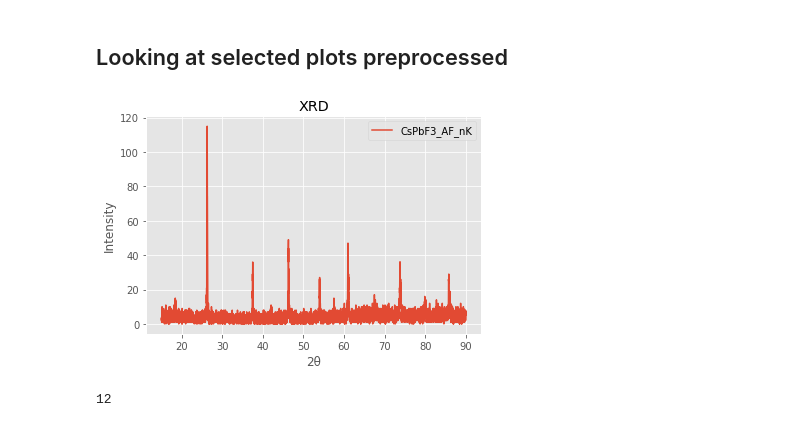
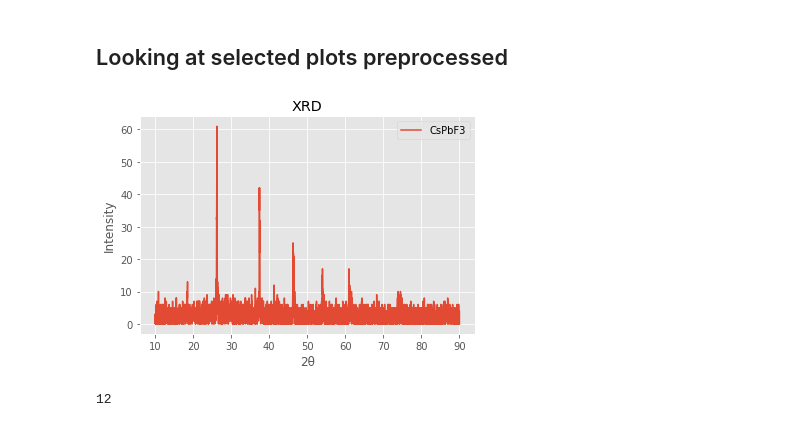
Before and after one commit to fenning-research-group/Python-Utilities, a Jupyter notebook: FrgTools/Example Notebooks/Smartlab XRD Processing/XRD_Plotter.ipynb, the cells around one changed output. Cells and saved outputs as stored; diff of their text form; code cells hidden in the pictures.

```diff
--- a/FrgTools/Example Notebooks/Smartlab XRD Processing/XRD_Plotter.ipynb
+++ b/FrgTools/Example Notebooks/Smartlab XRD Processing/XRD_Plotter.ipynb
@@ -132,21 +132,27 @@ df_filter2
 # %%
 # filtered DataFrame to Plot
 DF = df_filter2
 
-for q in range (0, len(DF), 1):
+# single
+q = 3
+plt.plot(DF.loc[q]['Angles'],DF.loc[q]['Counts_Raw'], label=Name[q])
 
-    plt.plot(DF.loc[q]['Angles'],DF.loc[q]['Counts_Raw'], label=Name[q])
+
+# multiple:
+# for q in range (0, len(DF), 1):
+
+#     plt.plot(DF.loc[q]['Angles'],DF.loc[q]['Counts_Raw'], label=Name[q])
 
 plt.legend()
 plt.title('XRD')
 # plt.ylim(0,25)
 # plt.xlim(0,1.2)
 
 plt.ylabel('Intensity')
 plt.xlabel('2θ')
 plt.show()
 # %% [output]
-[figure, old version]
+[figure, new version]
 # %%
 row, col=np.shape(df)
 row
```
Also changed, not shown: parts of 5 cells of this notebook.
